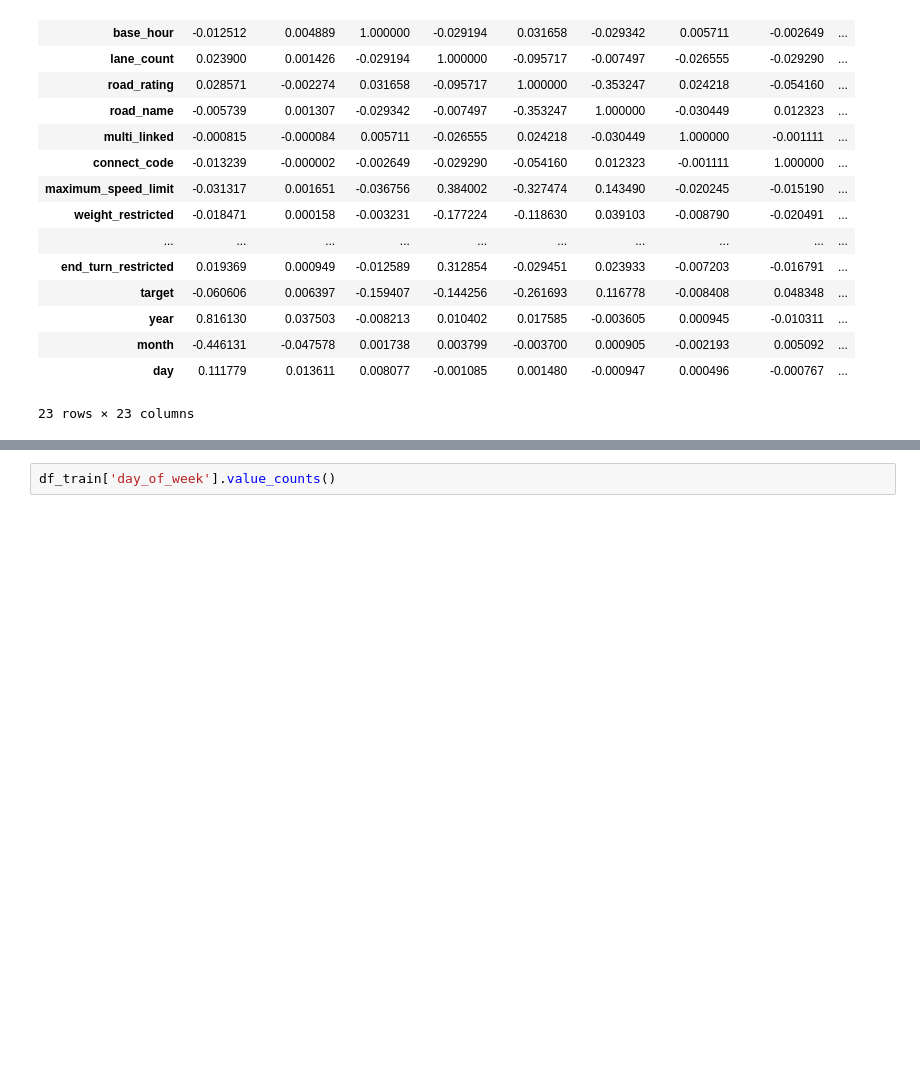
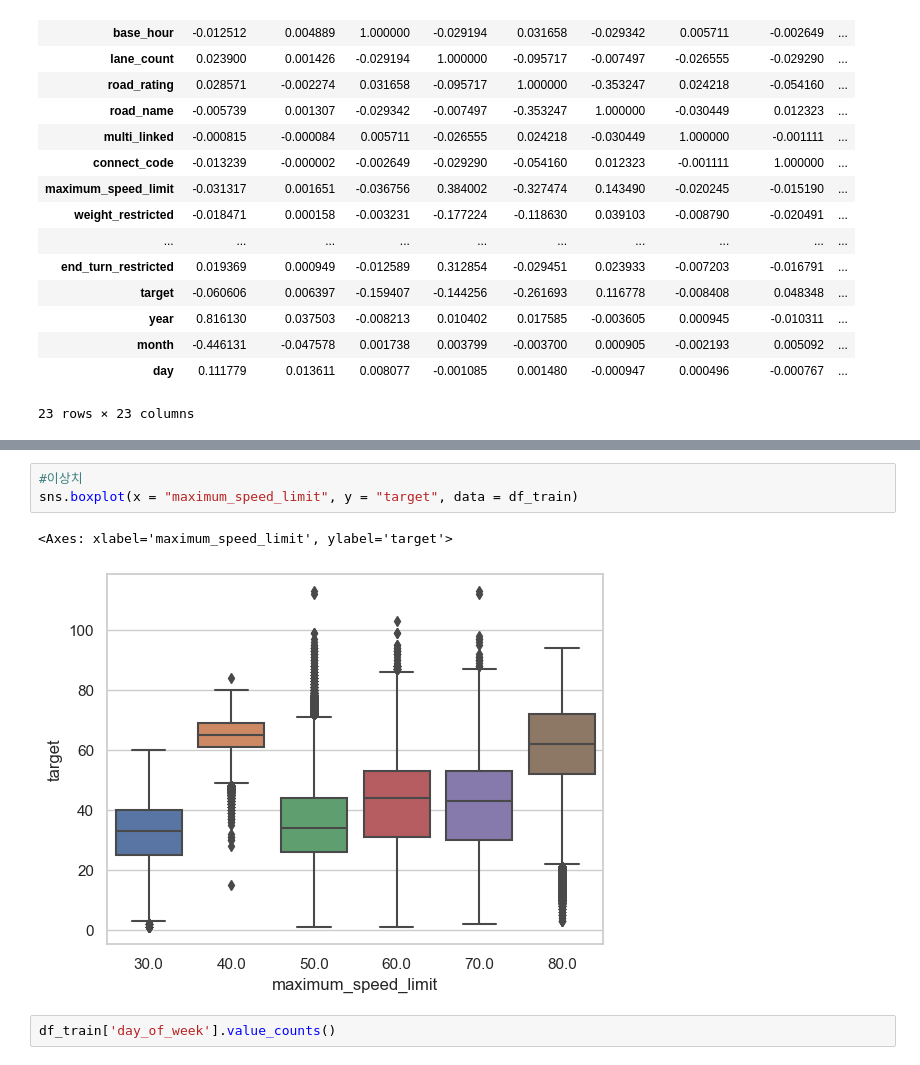
Before and after one commit to yyeseull/Side_Project, a Jupyter notebook: DACON/Jeju_traffic/jeju_traffic_eda.ipynb, the cells around one changed output, grey strips where cells are left out. Drawn from its saved outputs; the diff is of its cells as text; blank space fills up the shorter version.

```diff
--- a/DACON/Jeju_traffic/jeju_traffic_eda.ipynb
+++ b/DACON/Jeju_traffic/jeju_traffic_eda.ipynb
@@ -291,3 +353,9 @@ df_corr.corr()
+# %%
+#이상치
+sns.boxplot(x = "maximum_speed_limit", y = "target", data = df_train)
+# %% [output]
+<Axes: xlabel='maximum_speed_limit', ylabel='target'>
+[figure, added]
 # %%
 df_train['day_of_week'].value_counts()
 # %% [output]
```
Also changed, not shown: parts of 16 cells of this notebook.
